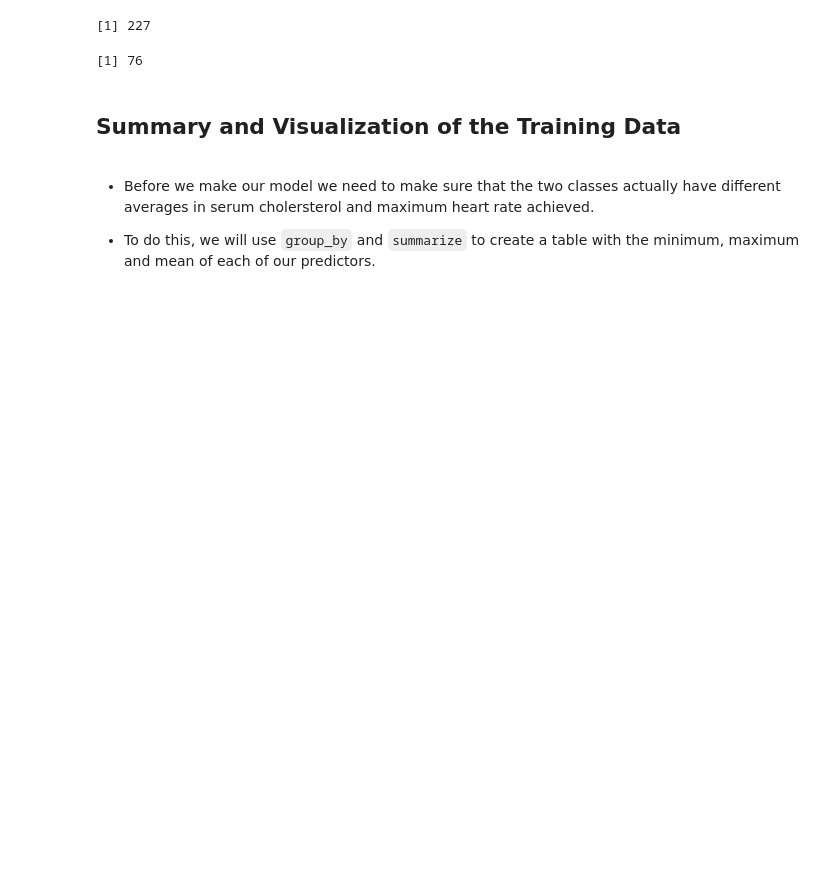
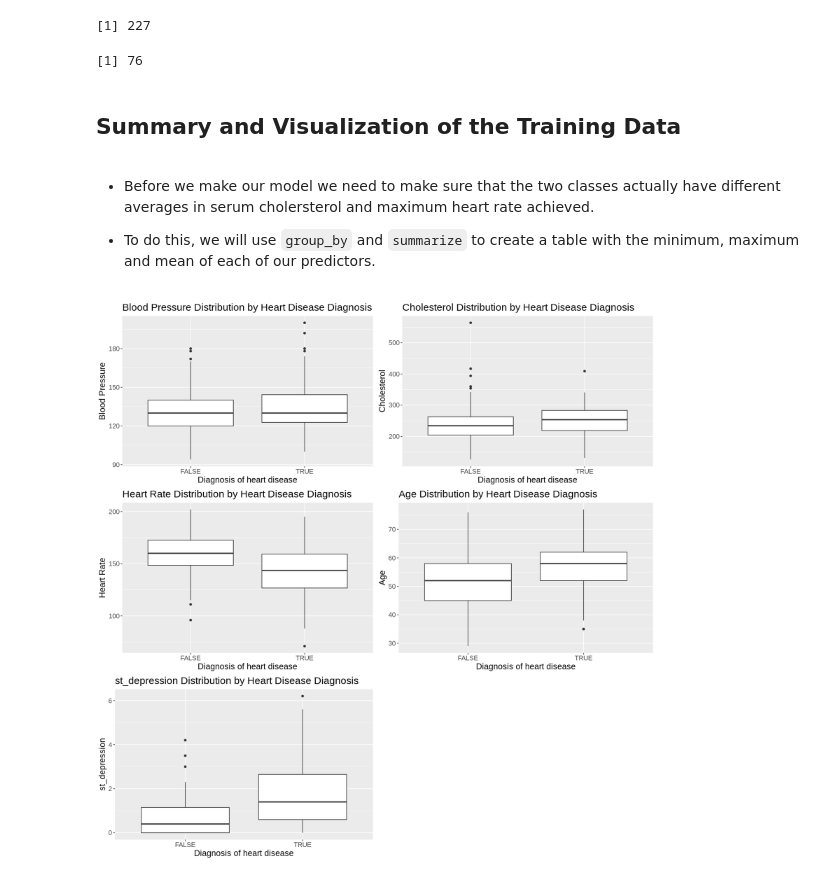
Before and after one commit to Git-Aarya/Heart-Disease-Predictor, a Jupyter notebook: muzammil_project.ipynb, the cells around one changed output. Saved outputs shown, nothing was run; the diff lists cells and outputs as text; code cells hidden in the pictures; blank space fills up the shorter version.

Commit message:
Added Boxplot and classification

```diff
--- a/muzammil_project.ipynb
+++ b/muzammil_project.ipynb
@@ -193,3 +212,25 @@ A tibble: 6 × 14
 - Before we make our model we need to make sure that the two classes actually have different averages in serum cholersterol and maximum heart rate achieved.
 
 - To do this, we will use `group_by` and `summarize` to create a table with the minimum, maximum and mean of each of our predictors.
+# %%
+options(repr.plot.height = 14, repr.plot.width = 14)
+bp_box_plot <- cleveland_train |> ggplot(aes(x = diagnosis, y = blood_pressure)) + geom_boxplot() +
+            labs(x = "Diagnosis of heart disease", y = "Blood Pressure", title = "Blood Pressure Distribution by Heart Disease Diagnosis") +
+            theme(text = element_text(size = 15))
+
+chol_box_plot <- cleveland_train |> ggplot(aes(x = diagnosis, y = cholesterol)) + geom_boxplot() +
+            labs(x = "Diagnosis of heart disease", y = "Cholesterol", title = "Cholesterol Distribution by Heart Disease Diagnosis") +
+            theme(text = element_text(size = 15))
+
+hr_box_plot <- cleveland_train |> ggplot(aes(x = diagnosis, y = heart_rate)) + geom_boxplot() +
+            labs(x = "Diagnosis of heart disease", y = "Heart Rate", title = "Heart Rate Distribution by Heart Disease Diagnosis") +
+            theme(text = element_text(size = 15))
+age_box_plot <- cleveland_train |> ggplot(aes(x = diagnosis, y = age)) + geom_boxplot() +
+            labs(x = "Diagnosis of heart disease", y = "Age", title = "Age Distribution by Heart Disease Diagnosis") +
+            theme(text = element_text(size = 15))
+dep_box_plot <- cleveland_train |> ggplot(aes(x = diagnosis, y = st_depression)) + geom_boxplot() +
+            labs(x = "Diagnosis of heart disease", y = "st_depression", title = "st_depression Distribution by Heart Disease Diagnosis") +
+            theme(text = element_text(size = 15))
+plot_grid(bp_box_plot, chol_box_plot, hr_box_plot,age_box_plot, dep_box_plot, ncol = 2)
+# %% [output]
+[figure, added]
```
Also changed, not shown: parts of 3 cells of this notebook.
